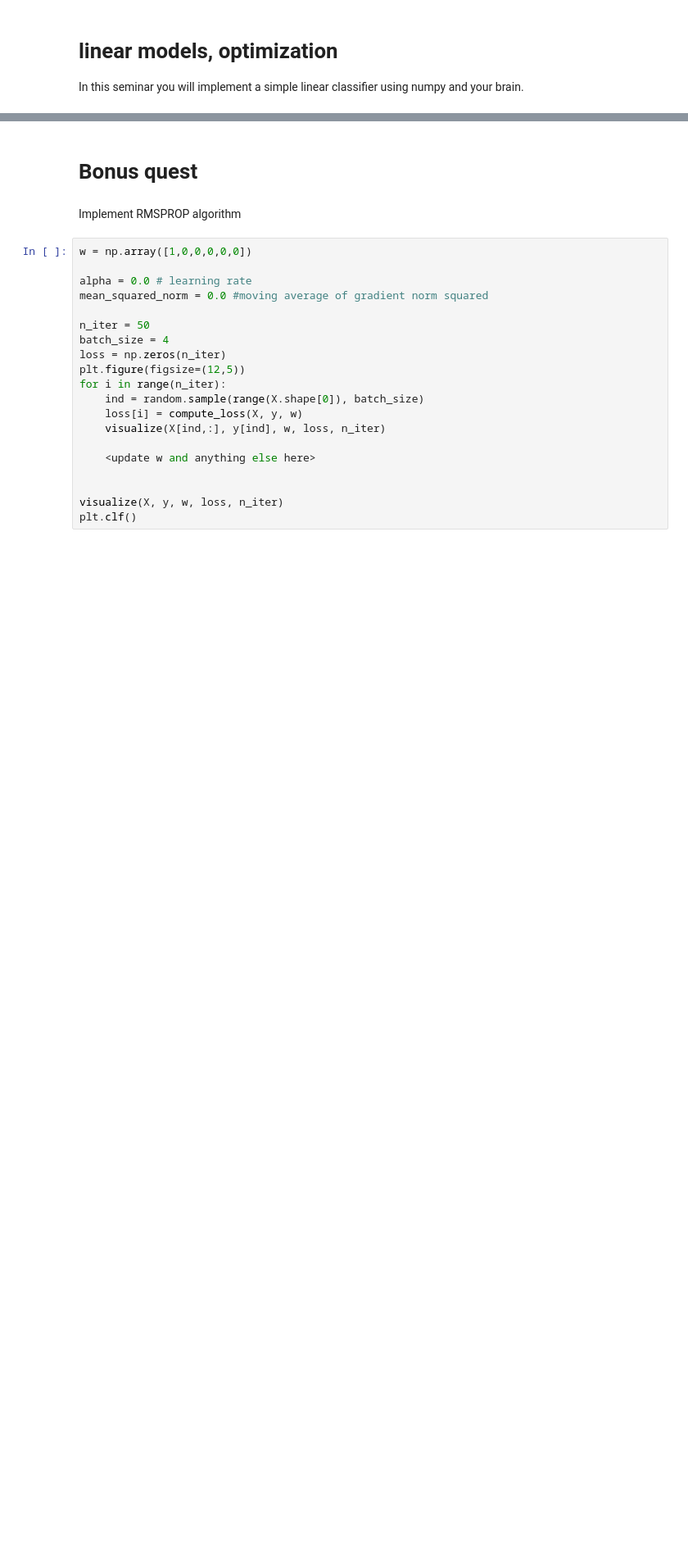
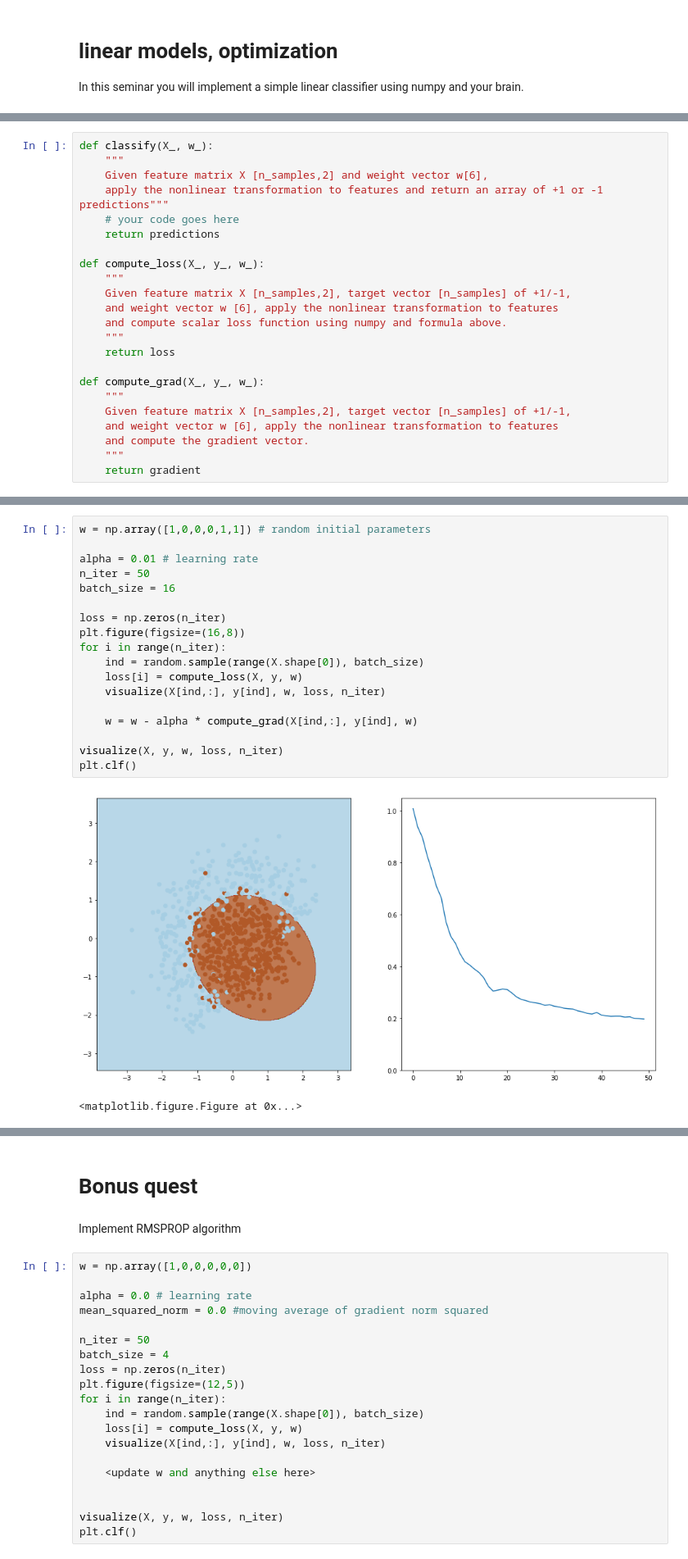
Before and after one commit to gaphex/mcs-nlp, a Jupyter notebook: lecture3/1_optimization.ipynb, the cells around one changed output, grey strips where cells are left out. Shown at 82% size. Drawn from its saved outputs; the diff is of its cells as text; blank space fills up the shorter version.

```diff
--- a/lecture3/1_optimization.ipynb
+++ b/lecture3/1_optimization.ipynb
@@ -136,0 +172,23 @@ plt.clf()
+# %%
+def classify(X_, w_):
+    """
+    Given feature matrix X [n_samples,2] and weight vector w[6],
+    apply the nonlinear transformation to features and return an array of +1 or -1 predictions"""
+    # your code goes here
+    return predictions
+
+def compute_loss(X_, y_, w_):
+    """
+    Given feature matrix X [n_samples,2], target vector [n_samples] of +1/-1,
+    and weight vector w [6], apply the nonlinear transformation to features
+    and compute scalar loss function using numpy and formula above.
+    """
+    return loss
+
+def compute_grad(X_, y_, w_):
+    """
+    Given feature matrix X [n_samples,2], target vector [n_samples] of +1/-1,
+    and weight vector w [6], apply the nonlinear transformation to features
+    and compute the gradient vector.
+    """
+    return gradient
@@ -136,0 +199,21 @@ plt.clf()
+# %%
+w = np.array([1,0,0,0,1,1]) # random initial parameters
+
+alpha = 0.01 # learning rate
+n_iter = 50
+batch_size = 16
+
+loss = np.zeros(n_iter)
+plt.figure(figsize=(16,8))
+for i in range(n_iter):
+    ind = random.sample(range(X.shape[0]), batch_size)
+    loss[i] = compute_loss(X, y, w)
+    visualize(X[ind,:], y[ind], w, loss, n_iter)
+
+    w = w - alpha * compute_grad(X[ind,:], y[ind], w)
+
+visualize(X, y, w, loss, n_iter)
+plt.clf()
+# %% [output]
+[figure, added]
+<matplotlib.figure.Figure at 0x...>
```
Also changed, not shown: parts of 46 cells of this notebook.
